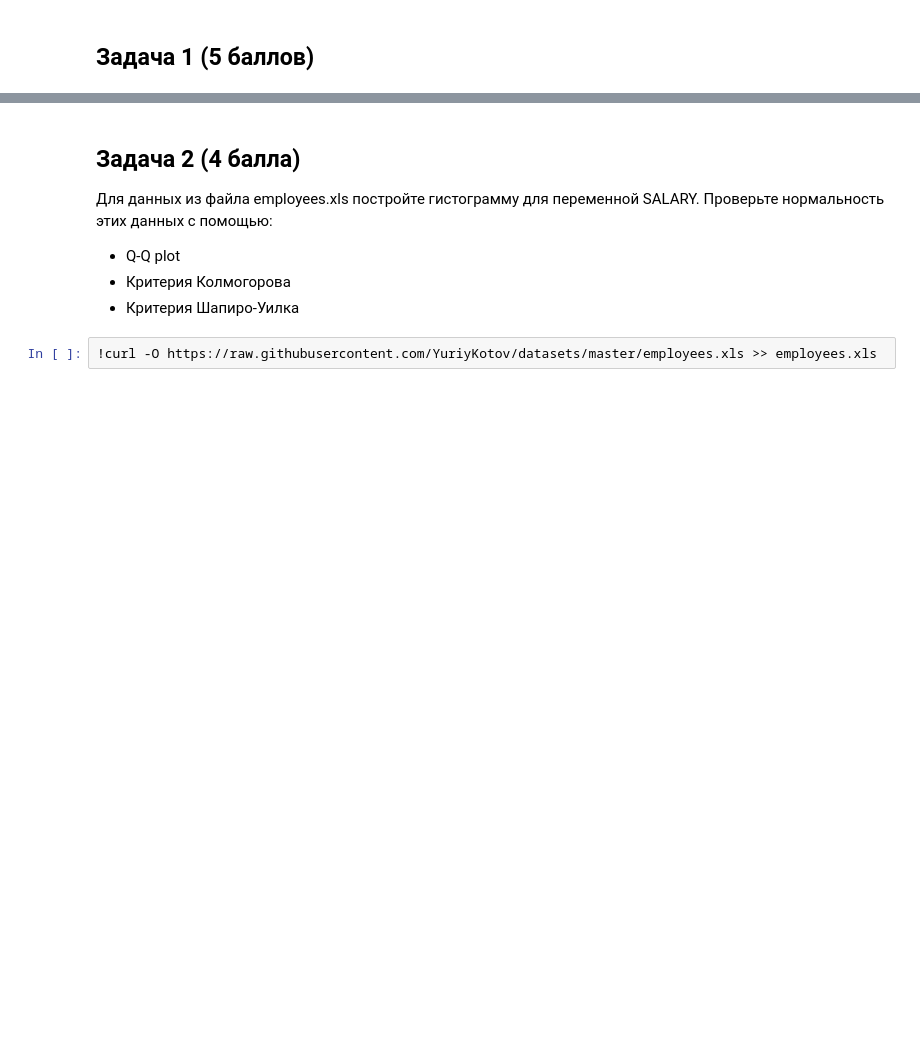
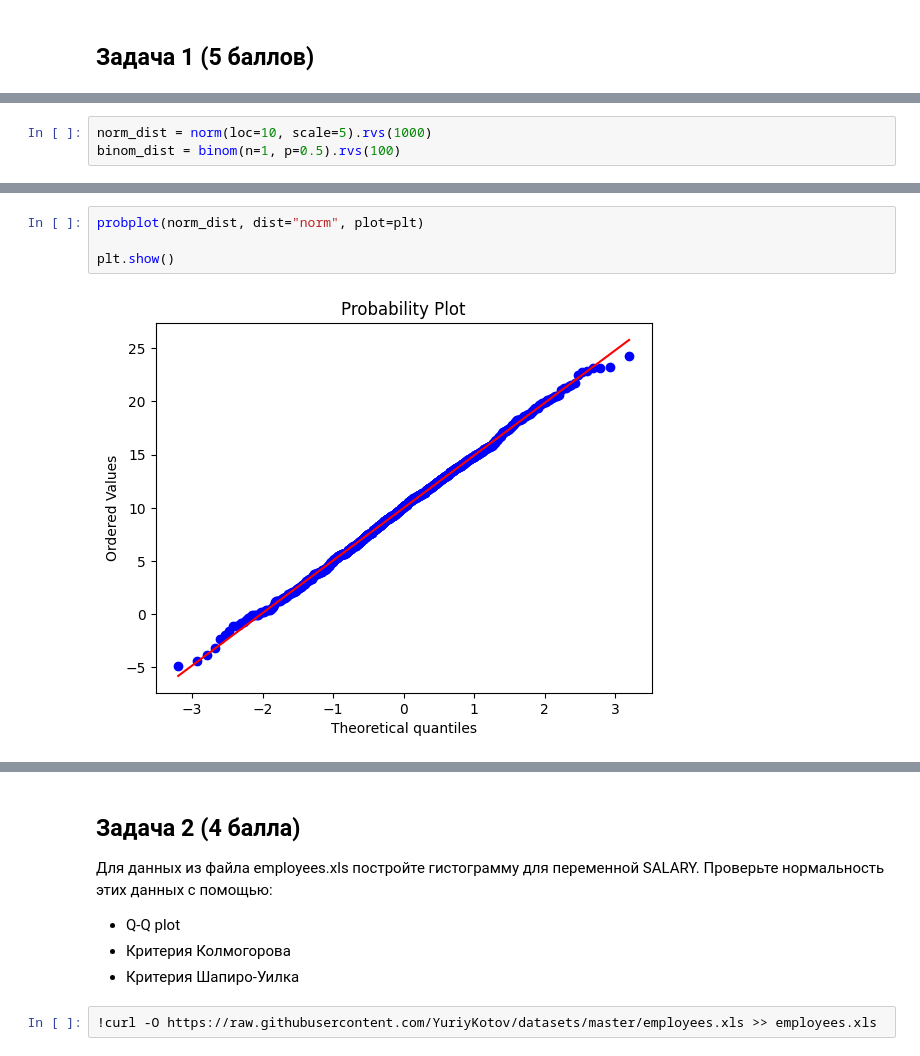
Before and after one commit to hilkovich/itmo_math_stat, a Jupyter notebook: homework_4/HW_4.ipynb, the cells around one changed output, grey strips where cells are left out. Drawn from its saved outputs; the diff is of its cells as text; blank space fills up the shorter version.

```diff
--- a/homework_4/HW_4.ipynb
+++ b/homework_4/HW_4.ipynb
@@ -24,0 +14,3 @@
+# %%
+norm_dist = norm(loc=10, scale=5).rvs(1000)
+binom_dist = binom(n=1, p=0.5).rvs(100)
@@ -24,0 +23,6 @@
+# %%
+probplot(norm_dist, dist="norm", plot=plt)
+
+plt.show()
+# %% [output]
+[figure, added]
```
Also changed, not shown: parts of 27 cells of this notebook.
